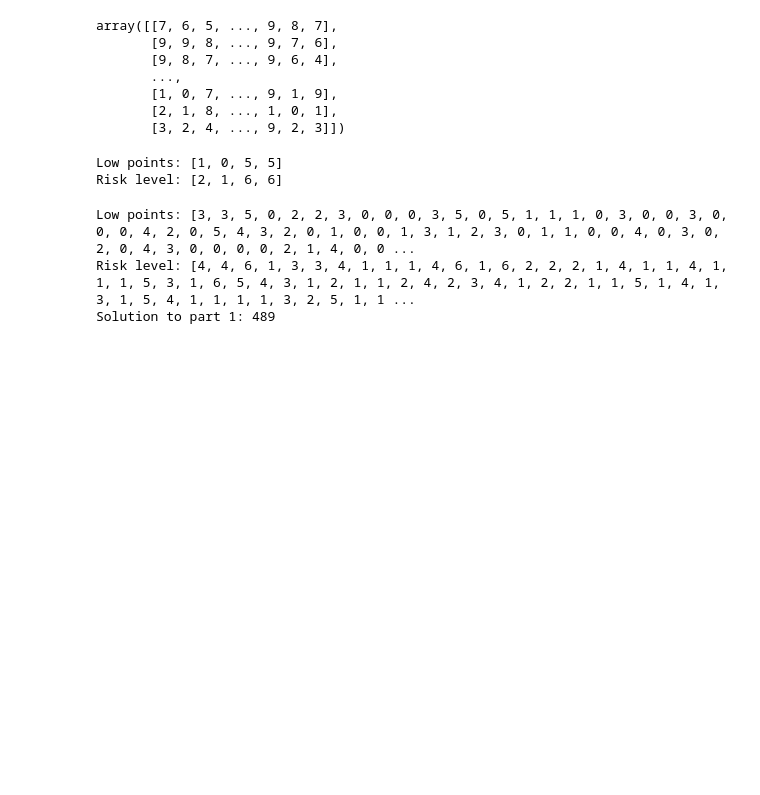
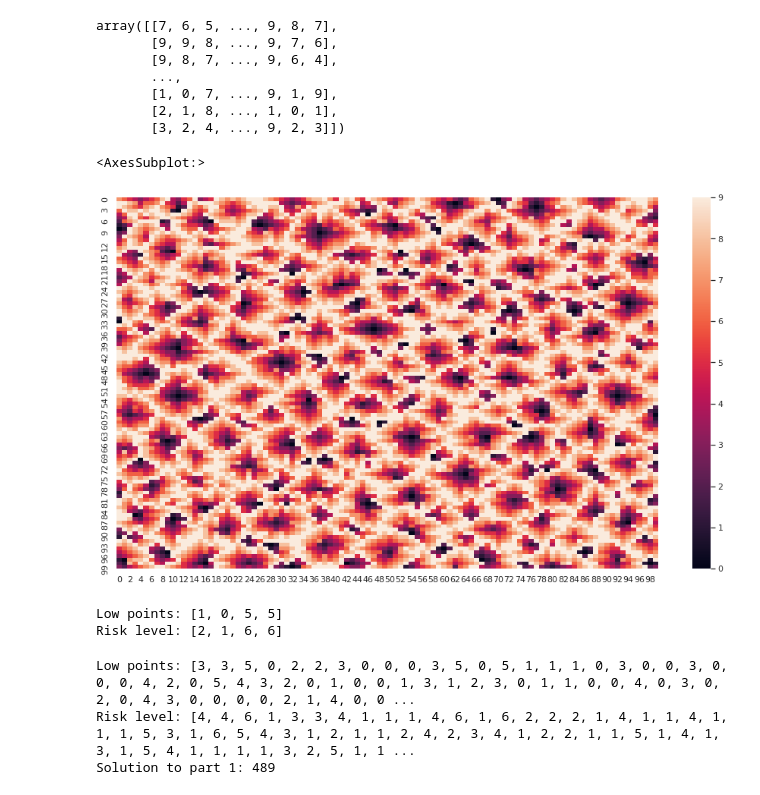
Before and after one commit to eduardozamin/aoc-2021, a Jupyter notebook: day09/day09.ipynb, the cells around one changed output. Cells and saved outputs as stored; diff of their text form; code cells hidden in the pictures; blank space fills up the shorter version.

```diff
--- a/day09/day09.ipynb
+++ b/day09/day09.ipynb
@@ -27,6 +33,12 @@ array([[7, 6, 5, ..., 9, 8, 7],
        [1, 0, 7, ..., 9, 1, 9],
        [2, 1, 8, ..., 1, 0, 1],
        [3, 2, 4, ..., 9, 2, 3]])
+# %%
+sb.set(rc = {'figure.figsize':(16,9)})
+sb.heatmap(input_day09)
+# %% [output]
+<AxesSubplot:>
+[figure, added]
 # %%
 def solve_part1(input_data):
     low_points = []
```
Also changed, not shown: parts of 1 cell of this notebook.
